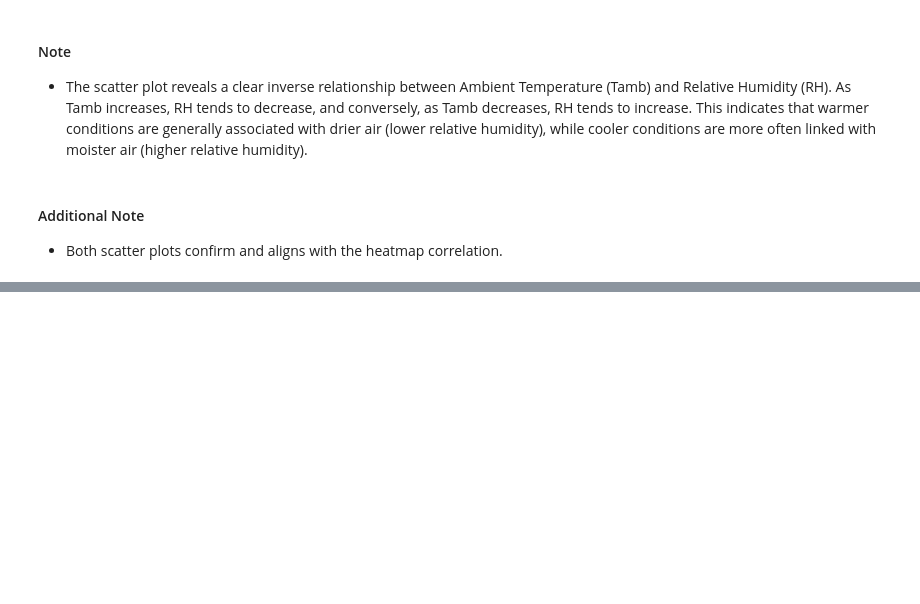
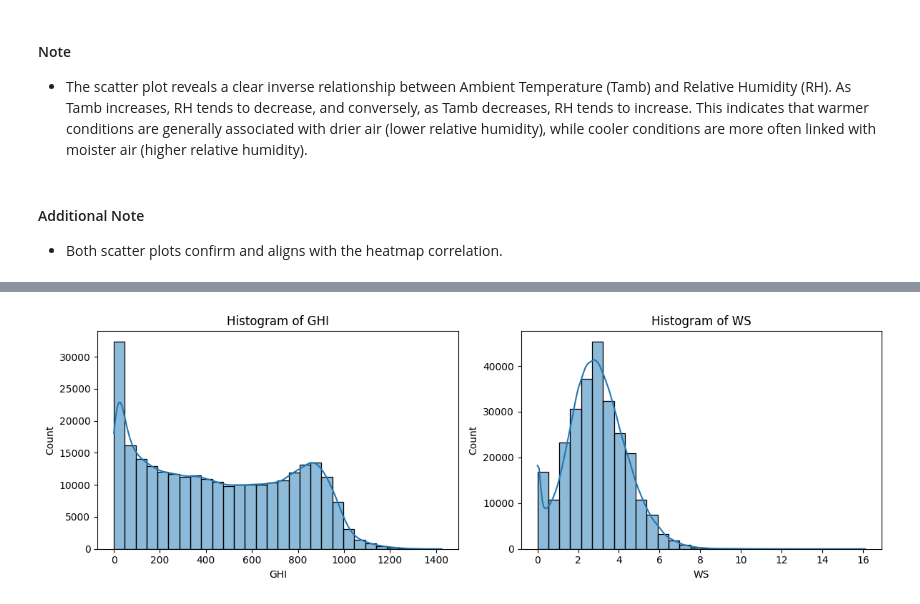
Before and after one commit to Ty-Miki/solar-challenge-week0, a Jupyter notebook: notebooks/eda_togo.ipynb, the cells around one changed output, grey strips where cells are left out. Saved outputs shown, nothing was run; the diff lists cells and outputs as text; code cells hidden in the pictures; blank space fills up the shorter version.

```diff
--- a/notebooks/eda_togo.ipynb
+++ b/notebooks/eda_togo.ipynb
@@ -386,0 +399,4 @@ plot_gen.plot_scatter(clean_df, x_col='RH', y_col='Tamb')
+# %%
+# Plot histograms of GHI and WS to see distribution
+plot_gen.plot_histogram(clean_df, columns=['GHI', 'WS'])
+# %% [output]
@@ -386,0 +405 @@ plot_gen.plot_scatter(clean_df, x_col='RH', y_col='Tamb')
+[figure, added]
```
Also changed, not shown: parts of 5 cells of this notebook.
